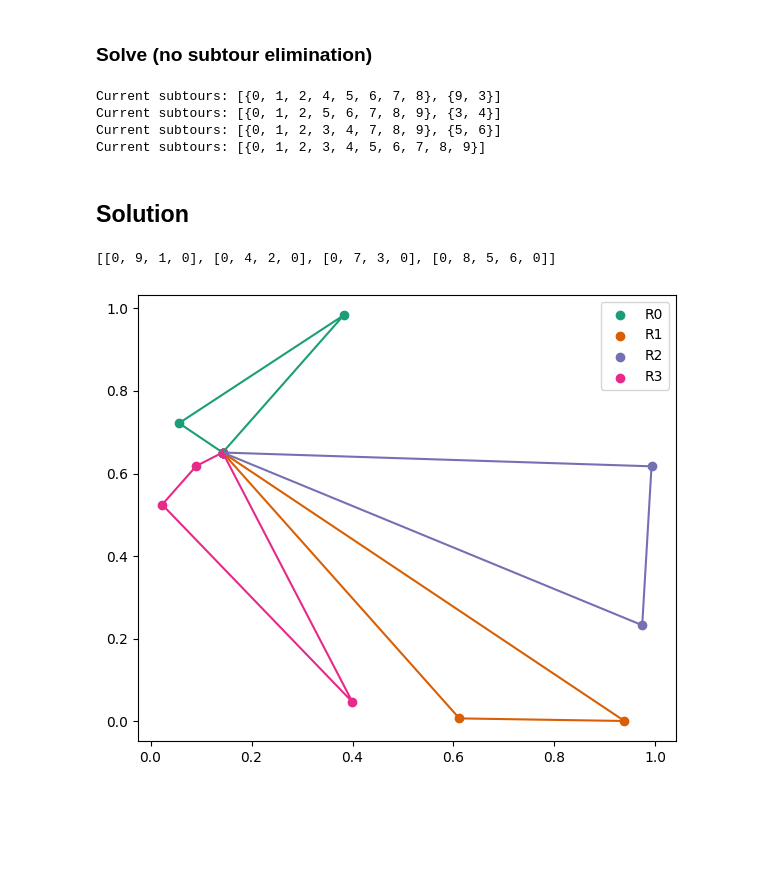
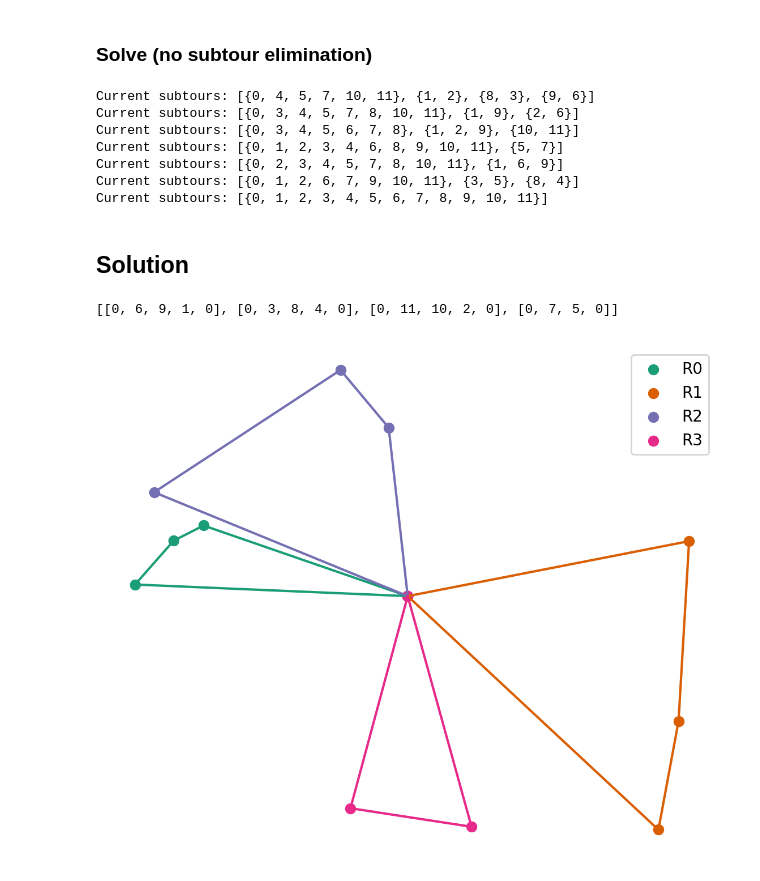
Before and after one commit to bruscalia/optimization-demo-files, a Jupyter notebook: vrp/cvrp_mip.ipynb, the cells around one changed output. Cells and saved outputs as stored; diff of their text form; code cells hidden in the pictures; blank space fills up the shorter version.

```diff
--- a/vrp/cvrp_mip.ipynb
+++ b/vrp/cvrp_mip.ipynb
@@ -31,14 +31,15 @@ from bpp import create_bpp
 # %%
 np.random.seed(42)
 
-N = 10
-demands = np.random.randint(1, 10, size=N)
+N = 12
+demands = np.random.randint(1, 8, size=N)
 demands[0] = 0
 
 capacity = 15
 # n_vehicles = 4
 
 coordinates = np.random.rand(N, 2)
+coordinates[0] = np.ones((1, 2)) * 0.5
 distances = squareform(pdist(coordinates, metric="euclidean"))
 distances = np.round(distances, decimals=4)
 # %% [markdown]
@@ -180,10 +181,13 @@ def solve(model, solver, verbose=True):
 # %%
 sol = solve(model, solver)
 # %% [output]
-Current subtours: [{0, 1, 2, 4, 5, 6, 7, 8}, {9, 3}]
-Current subtours: [{0, 1, 2, 5, 6, 7, 8, 9}, {3, 4}]
-Current subtours: [{0, 1, 2, 3, 4, 7, 8, 9}, {5, 6}]
-Current subtours: [{0, 1, 2, 3, 4, 5, 6, 7, 8, 9}]
+Current subtours: [{0, 4, 5, 7, 10, 11}, {1, 2}, {8, 3}, {9, 6}]
+Current subtours: [{0, 3, 4, 5, 7, 8, 10, 11}, {1, 9}, {2, 6}]
+Current subtours: [{0, 3, 4, 5, 6, 7, 8}, {1, 2, 9}, {10, 11}]
+Current subtours: [{0, 1, 2, 3, 4, 6, 8, 9, 10, 11}, {5, 7}]
+Current subtours: [{0, 2, 3, 4, 5, 7, 8, 10, 11}, {1, 6, 9}]
+Current subtours: [{0, 1, 2, 6, 7, 9, 10, 11}, {3, 5}, {8, 4}]
+Current subtours: [{0, 1, 2, 3, 4, 5, 6, 7, 8, 9, 10, 11}]
 # %% [markdown]
 ## Solution
 # %%
@@ -206,24 +210,26 @@ def find_tours(model):
 tours = find_tours(model)
 print(tours)
 # %% [output]
-[[0, 9, 1, 0], [0, 4, 2, 0], [0, 7, 3, 0], [0, 8, 5, 6, 0]]
+[[0, 6, 9, 1, 0], [0, 3, 8, 4, 0], [0, 11, 10, 2, 0], [0, 7, 5, 0]]
 # %%
 # Choosing colors
 cmap = mpl.colormaps["Dark2"]
 colors = cycle(cmap.colors)
 
 # Now the figure
-fig, ax = plt.subplots(figsize=[6, 5], dpi=100)
+fig, ax = plt.subplots(figsize=[6, 5], dpi=200)
 for r, tour in enumerate(tours):
     c = next(colors)
     t = np.array(tour)
     x = coordinates[t, 0]
     y = coordinates[t, 1]
     ax.scatter(x, y, color=c, label=f"R{r}")
     ax.plot(x, y, color=c)
 
 ax.legend()
 fig.tight_layout()
+plt.axis('off')
+plt.savefig("vrp_sol_mip.png", transparent=True)
 plt.show()
 # %% [output]
-[figure, old version]
+[figure, new version]
```
Also changed, not shown: 1 other file.
